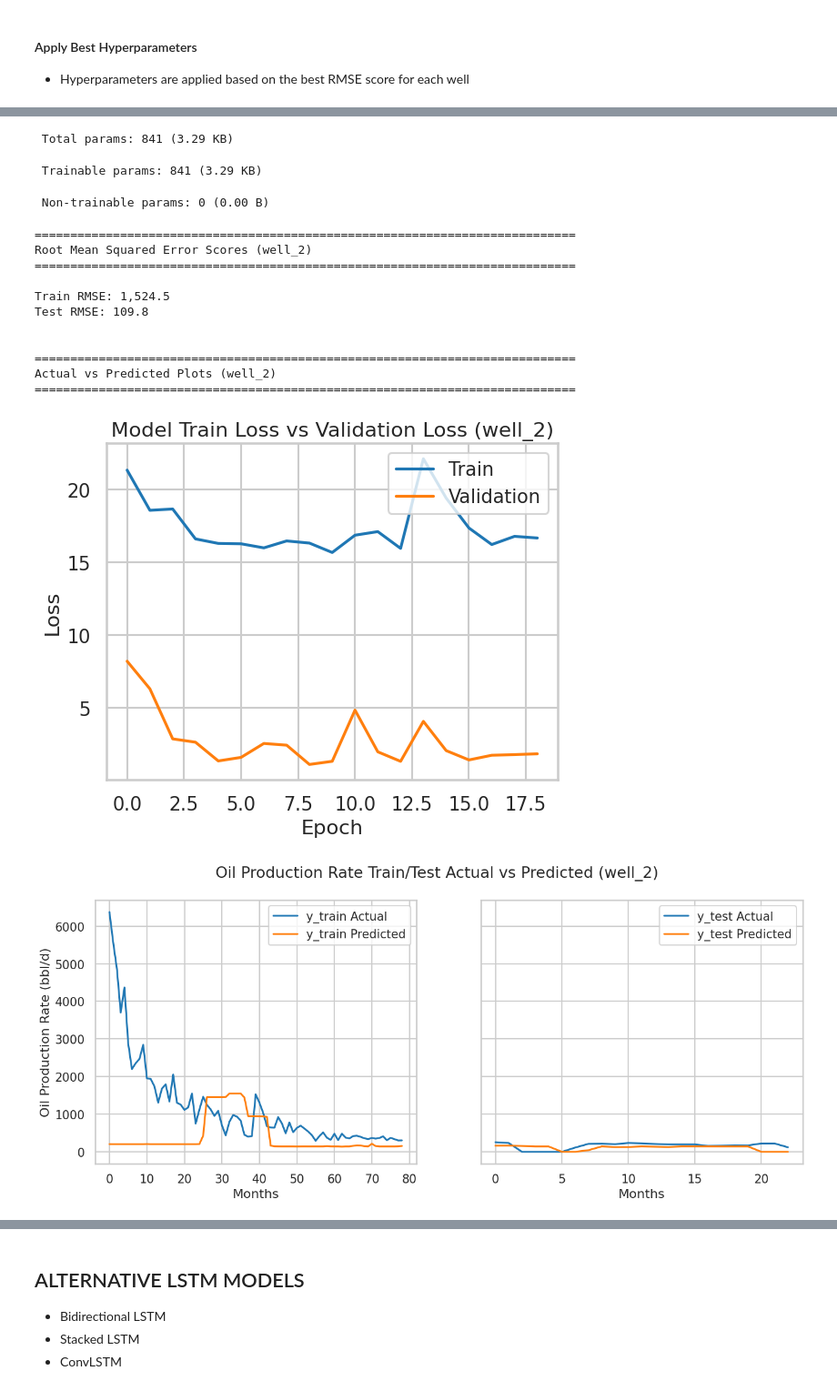
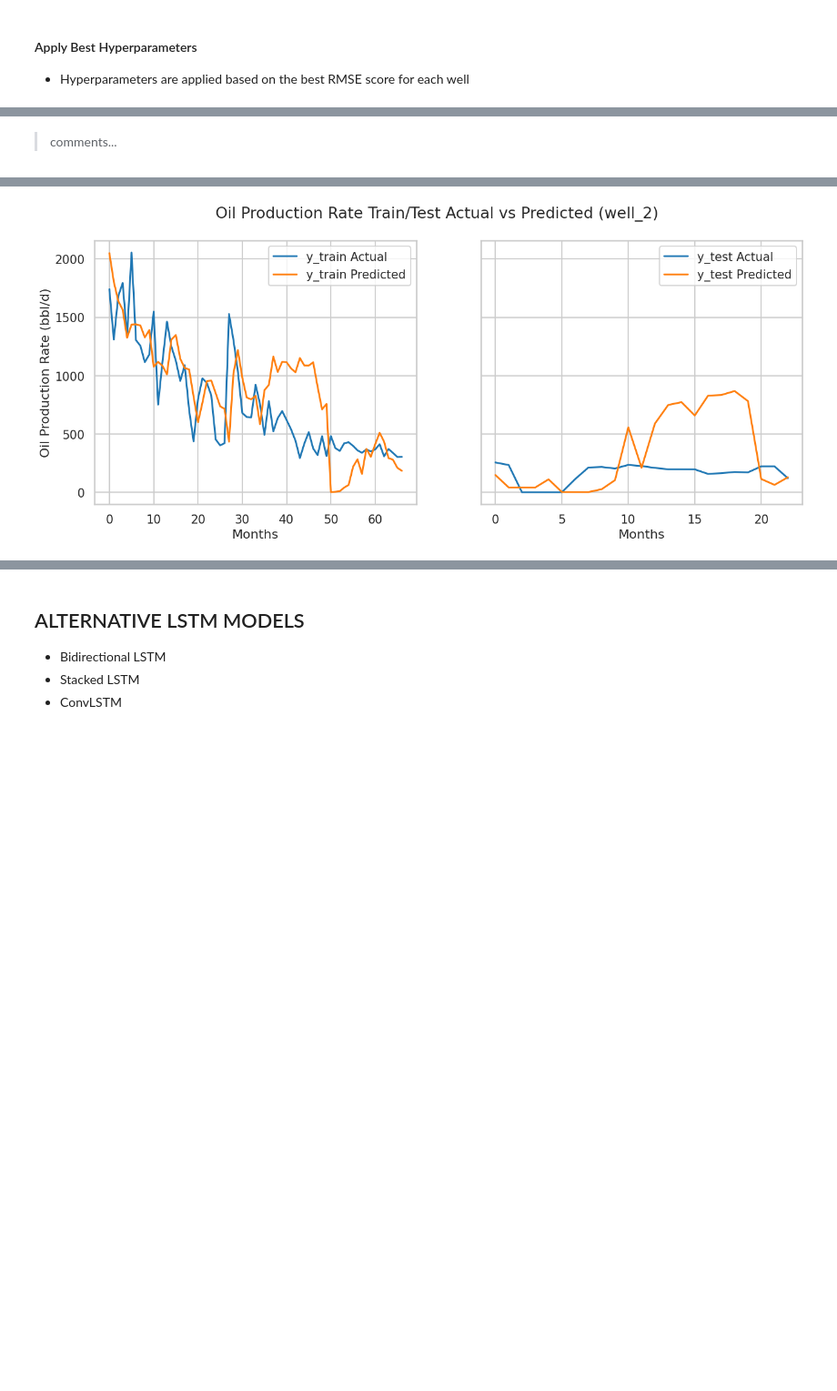
Before and after one commit to ryan-bulger/5511-Final-Project, a Jupyter notebook: lstm-oil-production-forecasting.ipynb, the cells around one changed output, grey strips where cells are left out. Shown at 91% size. Saved outputs shown, nothing was run; the diff lists cells and outputs as text; code cells hidden in the pictures; blank space fills up the shorter version.

```diff
--- a/lstm-oil-production-forecasting.ipynb
+++ b/lstm-oil-production-forecasting.ipynb
@@ -977,8 +1053,7 @@ Actual vs Predicted Plots (well_4)
 #### Well 5 Base LSTM Prediction
 # %%
 # Fit LSTM model for well_5
-well_name = 'well_5'
-predict_oil_production(history, train_test_dict, well_name)
+predict_oil_production(train_test_dict, 'well_5', look_back, history)
 # %% [output]
 ============================================================================
 Root Mean Squared Error Scores (well_5)
@@ -1145,18 +1232,3 @@ rmse_heatmap
 # %% [markdown]
 #### Apply Best Hyperparameters
 - Hyperparameters are applied based on the best RMSE score for each well
-# %%
-def apply_best_hyperparameters(rmse_df, train_test_dict, well_name):
-    look_back, n_nodes, learning_rate, test_rmse = rmse_df[rmse_df['well_name']==well_name].iloc[0, 1:]
-
-    print(f'Best hyperparameters for {well_name}:\n\
-        look_back = {look_back}\n\
-        n_nodes = {n_nodes}\n\
-        learning_rate = {learning_rate}\n\
-        test_rmse = {test_rmse:.1f}')
-
-    history = fit_lstm(X_train, y_train, int(n_nodes), int(look_back), learning_rate)
-    predict_oil_production(history, train_test_dict, well_name)
-
-# Well 1
-apply_best_hyperparameters(rmse_df, train_test_dict, 'well_1')
@@ -1194,0 +1235,23 @@ Actual vs Predicted Plots (well_1)
+# %%
+def apply_best_hyperparameters(rmse_df, train_test_dict, well_name, model_type='base'):
+    # Find the set of best hyperparameters
+    best_entry = rmse_df[rmse_df['well_name'] == well_name].sort_values('test_rmse').iloc[0]
+
+    # Extract the hyperparameters
+    look_back = int(best_entry['look_back'])
+    n_nodes = int(best_entry['n_nodes'])
+    learning_rate = best_entry['learning_rate']
+
+    print(f'Best hyperparameters for {well_name}:\n\
+    look_back = {look_back}\n\
+    n_nodes = {n_nodes}\n\
+    learning_rate = {learning_rate:.4f}'
+    )
+
+    X_train = np.concatenate([train_test_dict[well_name][look_back]['X_train'] for well_name in train_test_dict.keys()], axis=0)
+    y_train = np.concatenate([train_test_dict[well_name][look_back]['y_train'] for well_name in train_test_dict.keys()], axis=0)
+    model = create_LSTM_model(n_nodes, look_back, learning_rate, X_train.shape[2])
+    history = fit_lstm(model)
+    predict_oil_production(train_test_dict, well_name, look_back, history)
+
+apply_best_hyperparameters(base_rmse_df, train_test_dict, 'well_1', model_type='base')
@@ -1195,5 +1277,7 @@ Actual vs Predicted Plots (well_1)
+# %% [markdown]
+> comments...
 # %%
 # Well 2
-apply_best_hyperparameters(rmse_df, train_test_dict, 'well_2')
+apply_best_hyperparameters(base_rmse_df, train_test_dict, 'well_2', model_type='base')
 # %% [output]
 Best hyperparameters for well_2:
@@ -1214,16 +1300 @@ Model: "sequential_7"
- Total params: 841 (3.29 KB)
- Trainable params: 841 (3.29 KB)
- Non-trainable params: 0 (0.00 B)
-============================================================================
-Root Mean Squared Error Scores (well_2)
-============================================================================
-
-Train RMSE: 1,524.5
-Test RMSE: 109.8
-
-
-============================================================================
-Actual vs Predicted Plots (well_2)
-============================================================================
-[figure, old version]
+[figure, new version]
-[figure, removed]
```
Also changed, not shown: parts of 46 cells of this notebook, 3 other files.
